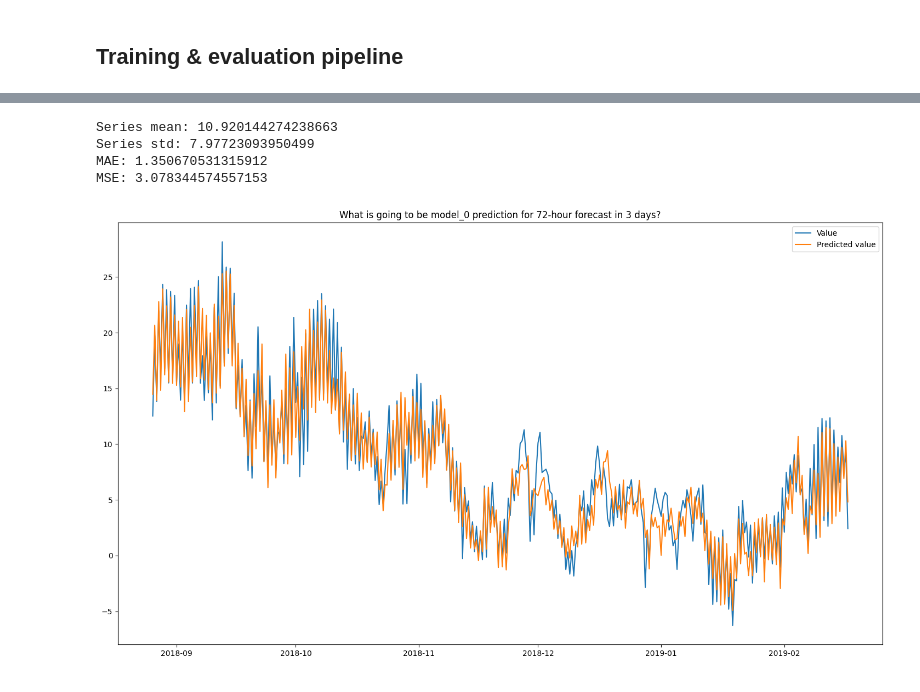
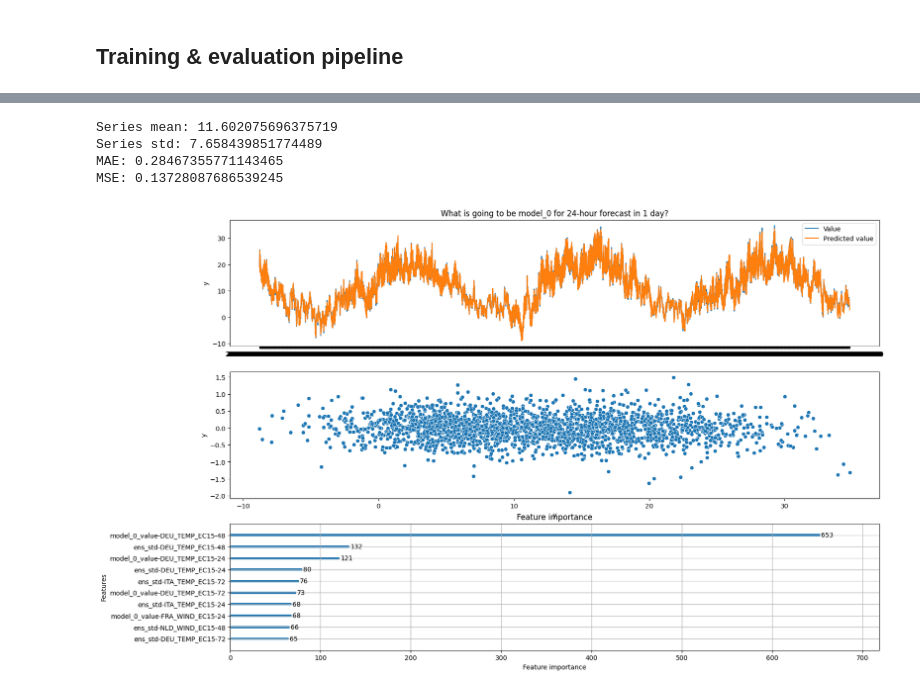
Before and after one commit to jaupimegi23/certainlyUncertain, a Jupyter notebook: models/LightGBM.ipynb, the cells around one changed output, grey strips where cells are left out. Saved outputs shown, nothing was run; the diff lists cells and outputs as text; code cells hidden in the pictures.

```diff
--- a/models/LightGBM.ipynb
+++ b/models/LightGBM.ipynb
@@ -70,5 +70,9 @@ df_train_processed["sin_week"] = np.sin(2 * math.pi * pd.Series(df_train_process
 # %% [markdown]
 ## Training & evaluation pipeline
+# %%
+def add_y(data, target_name, td):
+    data['y'] = data[target_name].shift(-td)
+    return data.drop('y', axis=1), data['y']
 # %%
 def data_split(data, target_name, td):
     from sklearn.model_selection import train_test_split
@@ -103,18 +92,27 @@ def train_and_validate_lightgbm(X_train, y_train, td):
 # %%
-def evaluate_lightgbm(idx, X_train, y_train, td, plot=False, plt_title=''):
-    y, y_hat, model = train_and_validate_lightgbm(X_train, y_train, td)
+def evaluate_lightgbm(X_train, y_train, X_valid, y_valid, td, plot=False, plt_title=''):
+    model = train_lightgbm(X_train, y_train)
 
-    mae = np.mean(np.abs(np.array(y)-np.array(y_hat)))
-    mse = np.mean(np.square(np.array(y)-np.array(y_hat)))
+    y_hat = model.predict(X_valid)
+    y = y_valid
+
+    mae = np.abs(np.array(y)-np.array(y_hat))
+    mae = mae[~np.isnan(mae)].mean()
+    mse = np.square(np.array(y)-np.array(y_hat))
+    mse = mse[~np.isnan(mse)].mean()
 
     if plot:
         import seaborn as sns
         import matplotlib.pyplot as plt
 
-        plt.figure(figsize=(18, 10))
-        sns.lineplot(x=idx[-len(y):], y=y, label='Value')
-        sns.lineplot(x=idx[-len(y):], y=y_hat, label='Predicted value')
-        plt.title(plt_title)
+        fig, ax = plt.subplots(3, 1, figsize=(18, 12))
+        sns.lineplot(x=X_valid.index[-len(y):], y=y, label='Value', ax=ax[0])
+        sns.lineplot(x=X_valid.index[-len(y):], y=y_hat, label='Predicted value', ax=ax[0])
+        ax[0].set_title(plt_title)
+
+        sns.scatterplot(x=y, y=y_hat-y, ax=ax[1])
+
+        lgb.plot_importance(model, max_num_features=10, ax=ax[2])
 
     return mae, mse, model
 # %%
@@ -156,18 +145,23 @@ MSE: 2.488548031287001
 # %%
-td = 6
-target_name = 'model_0_value-DEU_TEMP_EC15-72'
+td = 2
+forecast_horizon = 24
+target_name = 'model_0_value-DEU_TEMP_EC15-' + str(forecast_horizon)
 
-idx, X_train, y_train, X_test, y_test = data_split(df_train_processed, target_name, td)
+df_train_processed = preprocess_data(geo_difference(df_train), df_train.columns)
+X_train, y_train = add_y(df_train_processed, target_name, td)
 
-mae, mse, model = evaluate_lightgbm(idx, X_train, y_train, td, True, 'What is going to be model_0 prediction for 72-hour forecast in 3 days?')
+df_valid_processed = preprocess_data(geo_difference(df_valid), df_train.columns)
+X_valid, y_valid = add_y(df_valid_processed, target_name, td)
+
+mae, mse, model = evaluate_lightgbm(X_train, y_train, X_valid, y_valid, td, True, 'What is going to be model_0 for ' + str(forecast_horizon) + '-hour forecast in 1 day?')
 
 print(f"Series mean: {y_train.mean()}")
 print(f"Series std: {y_train.std()}")
 print(f"MAE: {mae}")
 print(f"MSE: {mse}")
 # %% [output]
-Series mean: 10.920144274238663
-Series std: 7.97723093950499
-MAE: 1.350670531315912
-MSE: 3.078344574557153
+Series mean: 11.602075696375719
+Series std: 7.658439851774489
+MAE: 0.28467355771143465
+MSE: 0.13728087686539245
-[figure, old version]
+[figure, new version]
```
Also changed, not shown: parts of 7 cells of this notebook.
